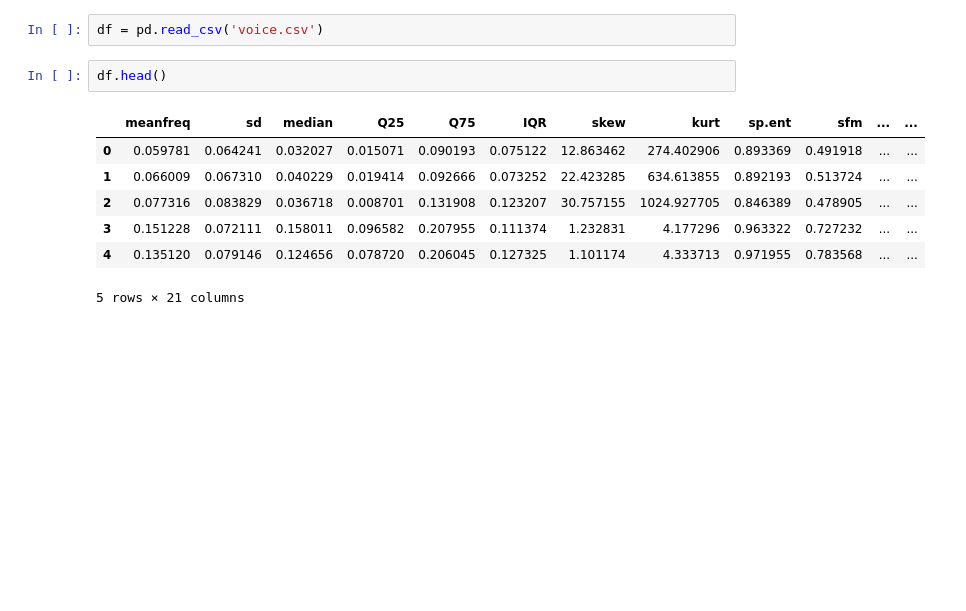
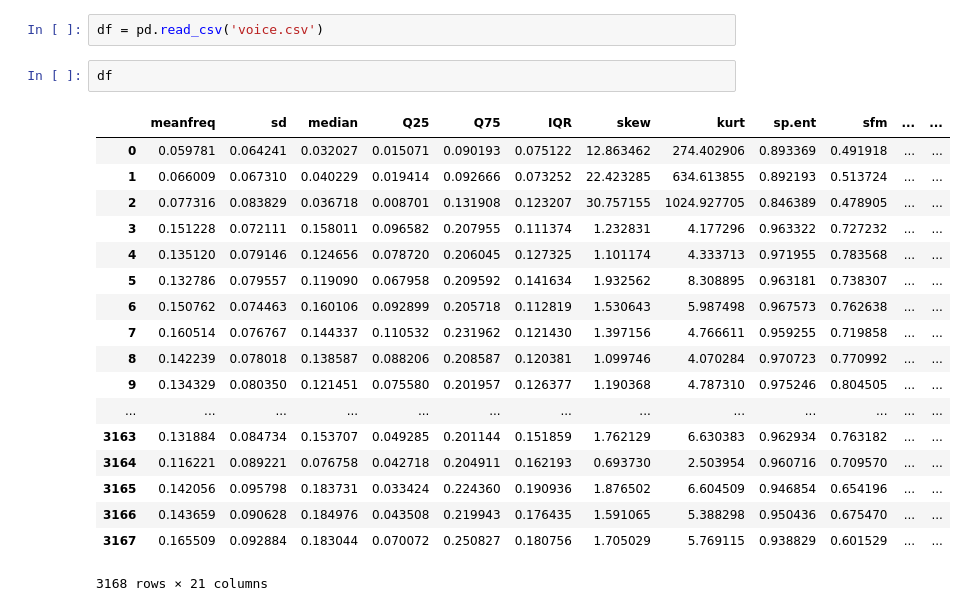
Before and after one commit to Bearukun/mlai_assignment2, a Jupyter notebook: Assignment_2.ipynb, the cells around one changed output. Cells and saved outputs as stored; diff of their text form; blank space fills up the shorter version.

```diff
--- a/Assignment_2.ipynb
+++ b/Assignment_2.ipynb
@@ -15,12 +15,23 @@ Populating the interactive namespace from numpy and matplotlib
 # %%
 df = pd.read_csv('voice.csv')
 # %%
-df.head()
+df
 # %% [output]
 |  | meanfreq | sd | median | Q25 | Q75 | IQR | skew | kurt | sp.ent | sfm | ... | ... |
 | 0 | 0.059781 | 0.064241 | 0.032027 | 0.015071 | 0.090193 | 0.075122 | 12.863462 | 274.402906 | 0.893369 | 0.491918 | ... | ... |
 | 1 | 0.066009 | 0.067310 | 0.040229 | 0.019414 | 0.092666 | 0.073252 | 22.423285 | 634.613855 | 0.892193 | 0.513724 | ... | ... |
 | 2 | 0.077316 | 0.083829 | 0.036718 | 0.008701 | 0.131908 | 0.123207 | 30.757155 | 1024.927705 | 0.846389 | 0.478905 | ... | ... |
 | 3 | 0.151228 | 0.072111 | 0.158011 | 0.096582 | 0.207955 | 0.111374 | 1.232831 | 4.177296 | 0.963322 | 0.727232 | ... | ... |
 | 4 | 0.135120 | 0.079146 | 0.124656 | 0.078720 | 0.206045 | 0.127325 | 1.101174 | 4.333713 | 0.971955 | 0.783568 | ... | ... |
+| 5 | 0.132786 | 0.079557 | 0.119090 | 0.067958 | 0.209592 | 0.141634 | 1.932562 | 8.308895 | 0.963181 | 0.738307 | ... | ... |
+| 6 | 0.150762 | 0.074463 | 0.160106 | 0.092899 | 0.205718 | 0.112819 | 1.530643 | 5.987498 | 0.967573 | 0.762638 | ... | ... |
+| 7 | 0.160514 | 0.076767 | 0.144337 | 0.110532 | 0.231962 | 0.121430 | 1.397156 | 4.766611 | 0.959255 | 0.719858 | ... | ... |
+| 8 | 0.142239 | 0.078018 | 0.138587 | 0.088206 | 0.208587 | 0.120381 | 1.099746 | 4.070284 | 0.970723 | 0.770992 | ... | ... |
+| 9 | 0.134329 | 0.080350 | 0.121451 | 0.075580 | 0.201957 | 0.126377 | 1.190368 | 4.787310 | 0.975246 | 0.804505 | ... | ... |
+| ... | ... | ... | ... | ... | ... | ... | ... | ... | ... | ... | ... | ... |
+| 3163 | 0.131884 | 0.084734 | 0.153707 | 0.049285 | 0.201144 | 0.151859 | 1.762129 | 6.630383 | 0.962934 | 0.763182 | ... | ... |
+| 3164 | 0.116221 | 0.089221 | 0.076758 | 0.042718 | 0.204911 | 0.162193 | 0.693730 | 2.503954 | 0.960716 | 0.709570 | ... | ... |
+| 3165 | 0.142056 | 0.095798 | 0.183731 | 0.033424 | 0.224360 | 0.190936 | 1.876502 | 6.604509 | 0.946854 | 0.654196 | ... | ... |
+| 3166 | 0.143659 | 0.090628 | 0.184976 | 0.043508 | 0.219943 | 0.176435 | 1.591065 | 5.388298 | 0.950436 | 0.675470 | ... | ... |
+| 3167 | 0.165509 | 0.092884 | 0.183044 | 0.070072 | 0.250827 | 0.180756 | 1.705029 | 5.769115 | 0.938829 | 0.601529 | ... | ... |
-5 rows × 21 columns
+3168 rows × 21 columns
```
Also changed, not shown: parts of 15 cells of this notebook.
